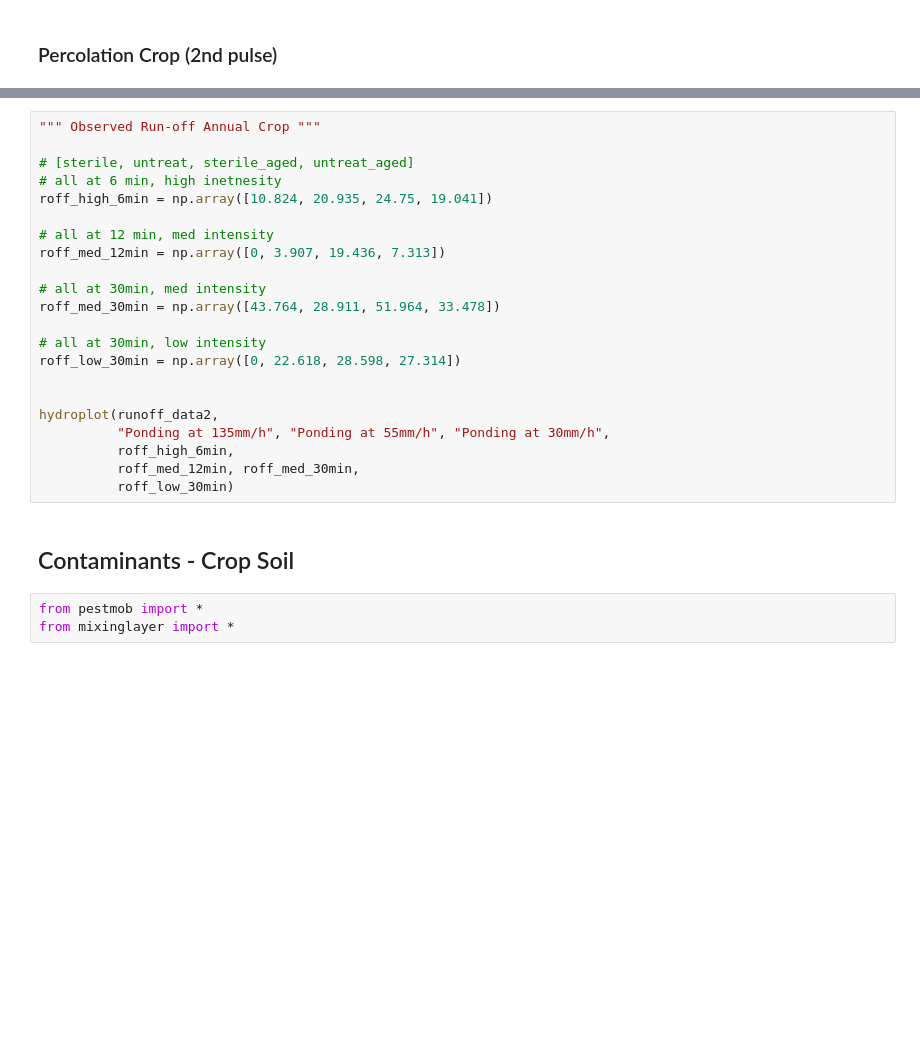
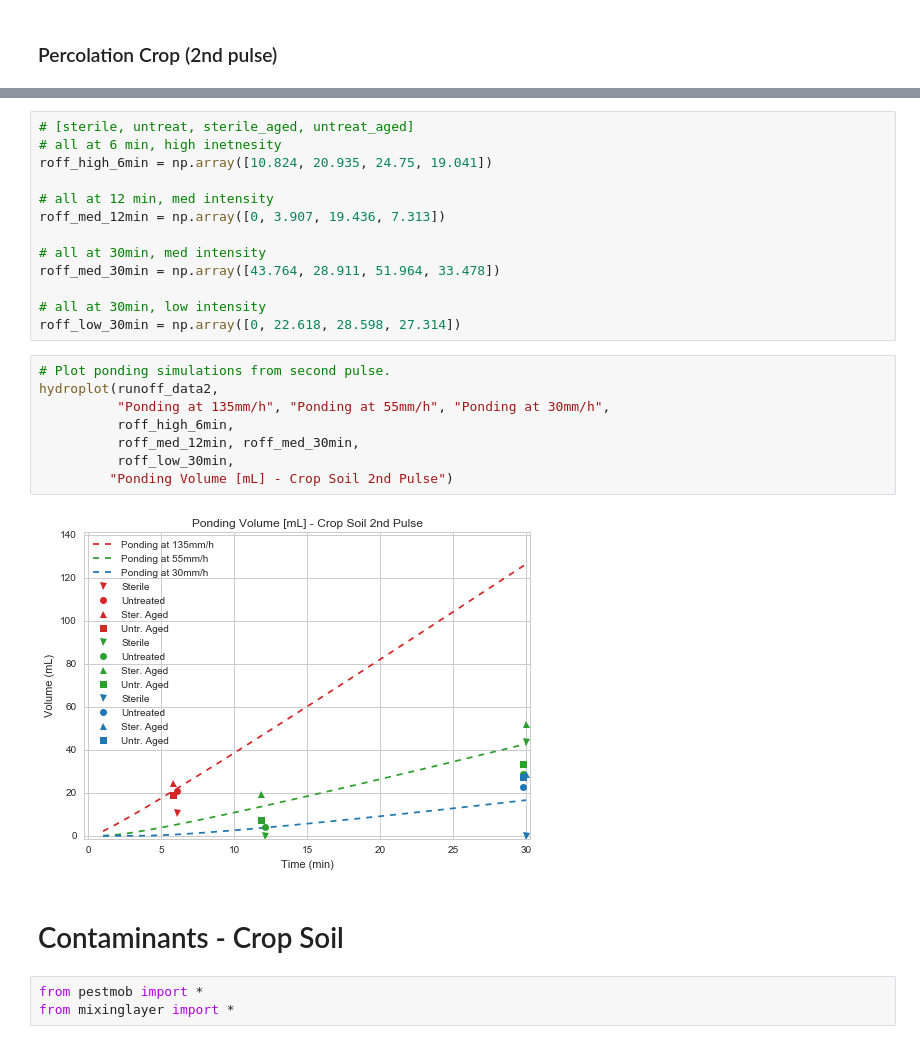
Before and after one commit to DayTimeChunks/LeachingSimulations, a Jupyter notebook: Leaching Model - Annual Crop Soil.ipynb, the cells around one changed output, grey strips where cells are left out. Drawn from its saved outputs; the diff is of its cells as text; blank space fills up the shorter version.

```diff
--- a/Leaching Model - Annual Crop Soil.ipynb
+++ b/Leaching Model - Annual Crop Soil.ipynb
@@ -163,6 +223,4 @@ hydroplot(percol_data2,
 # %%
-""" Observed Run-off Annual Crop """
-
 # [sterile, untreat, sterile_aged, untreat_aged]
 # all at 6 min, high inetnesity
 roff_high_6min = np.array([10.824, 20.935, 24.75, 19.041])
@@ -175,15 +233,18 @@ roff_med_30min = np.array([43.764, 28.911, 51.964, 33.478])
 
 # all at 30min, low intensity
 roff_low_30min = np.array([0, 22.618, 28.598, 27.314])
-
-
-hydroplot(runoff_data2,
-          "Ponding at 135mm/h", "Ponding at 55mm/h", "Ponding at 30mm/h",
-          roff_high_6min,
-          roff_med_12min, roff_med_30min,
-          roff_low_30min)
+# %%
+# Plot ponding simulations from second pulse.
+hydroplot(runoff_data2,
+          "Ponding at 135mm/h", "Ponding at 55mm/h", "Ponding at 30mm/h",
+          roff_high_6min,
+          roff_med_12min, roff_med_30min,
+          roff_low_30min,
+         "Ponding Volume [mL] - Crop Soil 2nd Pulse")
+# %% [output]
+[figure, added]
 # %% [markdown]
-## Contaminants - Crop Soil
+# Contaminants - Crop Soil
 # %%
 from pestmob import *
 from mixinglayer import *
```
Also changed, not shown: parts of 37 cells of this notebook, 10 other files.
